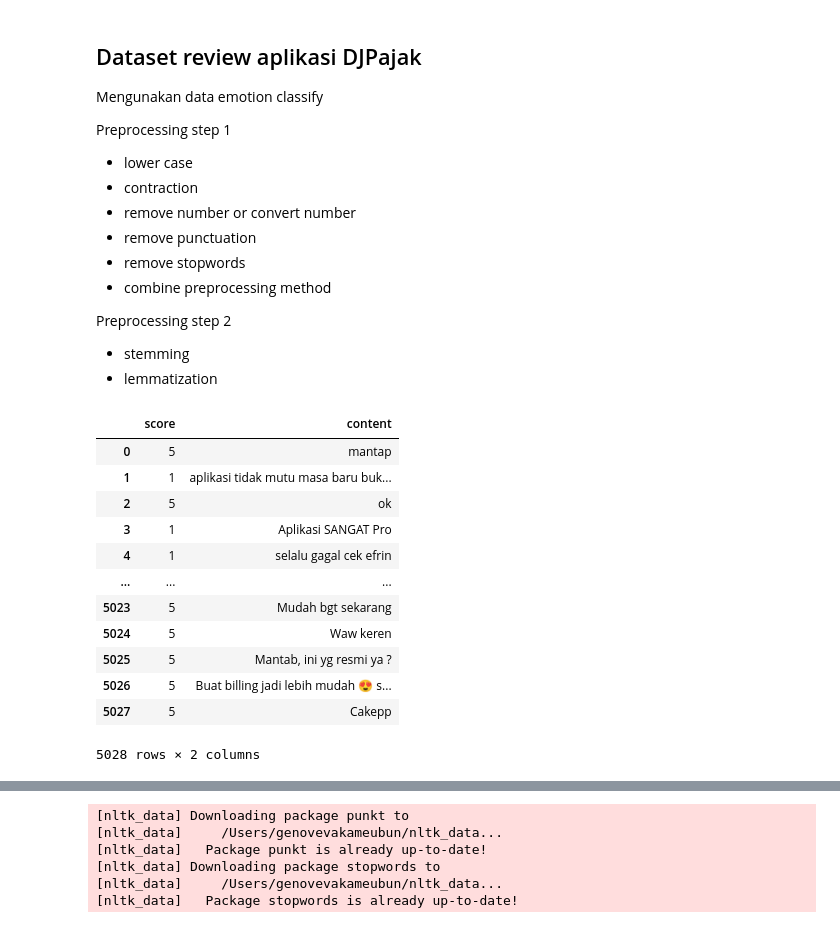
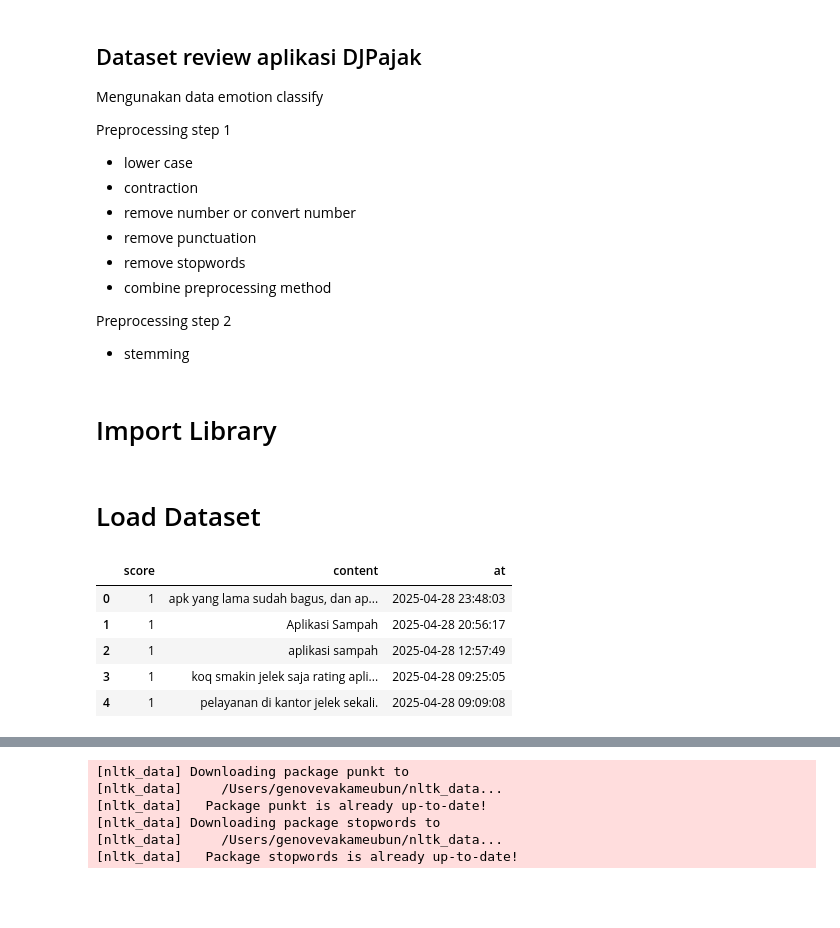
Before and after one commit to GenovevaK/portofolio, a Jupyter notebook: djpajak_review.ipynb, the cells around one changed output, grey strips where cells are left out. Drawn from its saved outputs; the diff is of its cells as text; code cells hidden in the pictures; blank space fills up the shorter version.

```diff
--- a/djpajak_review.ipynb
+++ b/djpajak_review.ipynb
@@ -12,26 +12,22 @@ Preprocessing step 1
 
 Preprocessing step 2
 - stemming
-- lemmatization
+# %% [markdown]
+# Import Library
 # %%
 import pandas as pd
 import numpy as np
 import matplotlib.pyplot as plt
+# %% [markdown]
+# Load Dataset
 # %%
-df = pd.read_csv('djpajakappreview.csv')
-df
+df = pd.read_csv('/Users/genovevakameubun/Documents/DS/Portofolio/djpajakappreview.csv')
+df.head()
 # %% [output]
-|  | score | content |
-| 0 | 5 | mantap |
-| 1 | 1 | aplikasi tidak mutu masa baru buk... |
-| 2 | 5 | ok |
-| 3 | 1 | Aplikasi SANGAT Pro |
-| 4 | 1 | selalu gagal cek efrin |
-| ... | ... | ... |
-| 5023 | 5 | Mudah bgt sekarang |
-| 5024 | 5 | Waw keren |
-| 5025 | 5 | Mantab, ini yg resmi ya ? |
-| 5026 | 5 | Buat billing jadi lebih mudah 😍 s... |
-| 5027 | 5 | Cakepp |
+|  | score | content | at |
+| 0 | 1 | apk yang lama sudah bagus, dan ap... | 2025-04-28 23:48:03 |
+| 1 | 1 | Aplikasi Sampah | 2025-04-28 20:56:17 |
+| 2 | 1 | aplikasi sampah | 2025-04-28 12:57:49 |
+| 3 | 1 | koq smakin jelek saja rating apli... | 2025-04-28 09:25:05 |
+| 4 | 1 | pelayanan di kantor jelek sekali. | 2025-04-28 09:09:08 |
-5028 rows × 2 columns
 # %%
```
Also changed, not shown: parts of 47 cells of this notebook, 2 other files.
